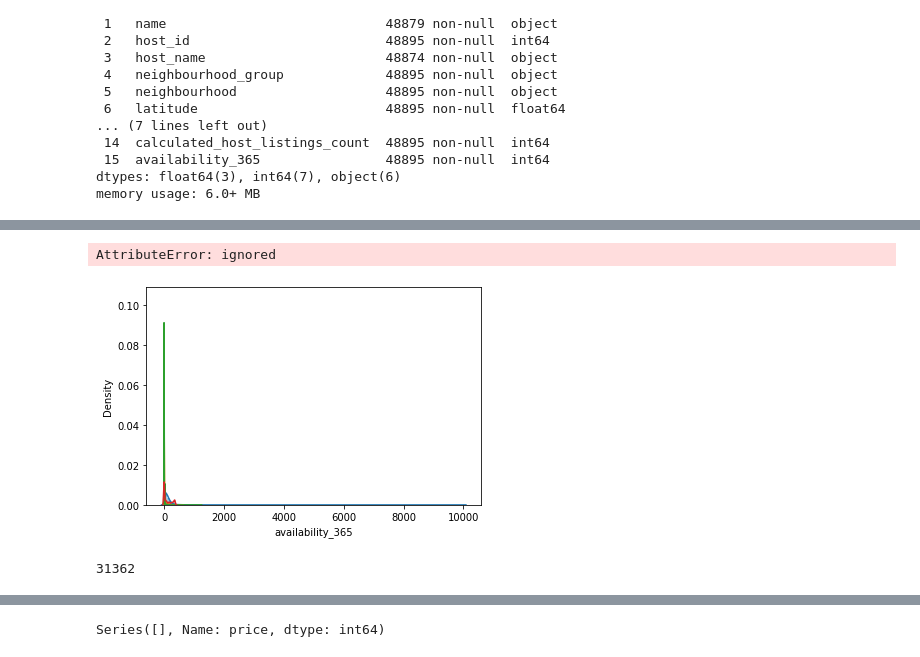
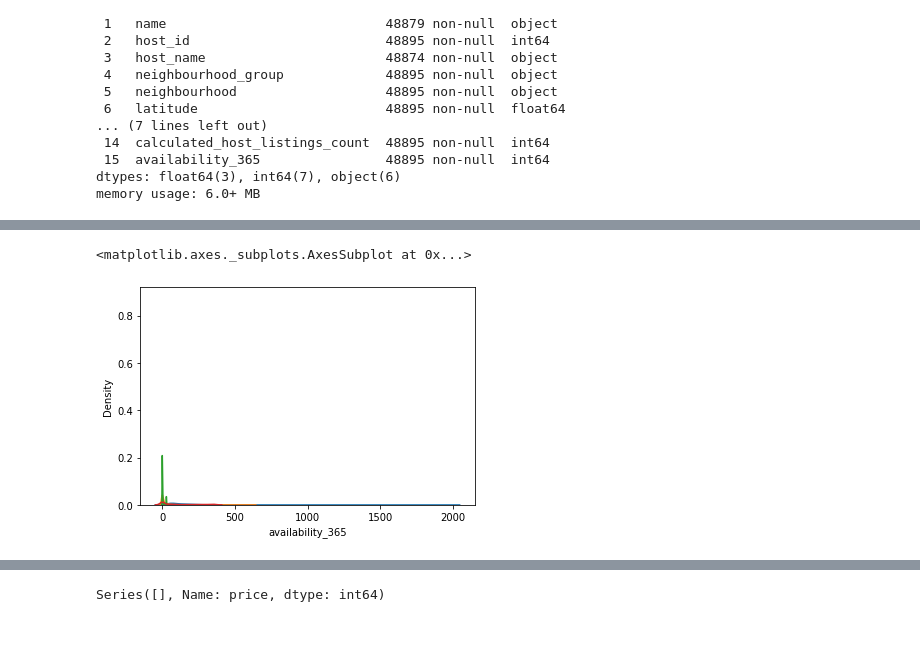
Before and after one commit to KChittaranjan/airbnb-data-analysis, a Jupyter notebook: AirBnB_Capstone_Project_Chittaranjan.ipynb, the cells around one changed output, grey strips where cells are left out. Cells and saved outputs as stored; diff of their text form; code cells hidden in the pictures.

```diff
--- a/AirBnB_Capstone_Project_Chittaranjan.ipynb
+++ b/AirBnB_Capstone_Project_Chittaranjan.ipynb
@@ -161,0 +290,10 @@ df.head(2)
+# %%
+#matplotlib.style.use('ggplot')
+
+plt.rcParams['figure.figsize'] = (8,8)
+
+#plotting
+plt.pie(neighbourhood_df['percentage'], labels=neighbourhood_df['neighbourhood_group'],  explode=[0.05, 0.05,0.05,0.05,0.05], autopct='%1.1f%%', shadow=True)
+
+#labeling
+plt.title('Percentage of listings accross New York neighbourhoods')
@@ -161,0 +308,4 @@ df.head(2)
+# %%
+plt.rcParams['figure.figsize'] = (10, 5)
+plt.pie(neighbourhood_df['percentage'], labels = neighbourhood_df['neighbourhood_group'])
+plt.show()
@@ -174,2 +341,2 @@ So no these are not aggregated and we will remove the outliers
 # %%
-df = df[(df['minimum_nights'] < df['minimum_nights'].quantile(0.75)) & (df['minimum_nights'] > df['minimum_nights'].quantile(0.25))]
+df[(df['minimum_nights'] > df['minimum_nights'].quantile(0.95))]['minimum_nights'].min()
@@ -176,3 +347,5 @@ df = df[(df['minimum_nights'] < df['minimum_nights'].quantile(0.75)) & (df['mini
+# %%
+df = df[df['minimum_nights'] <= 31]
 # %%
 df.info()
 # %% [output]
@@ -208,13 +539,8 @@ df['availability_365'].plot.hist(bins=100)
 # %%
 sns.distplot(df['price'], hist=True,bins=100)
 sns.distplot(df['number_of_reviews'], hist=True,bins=100)
 sns.distplot(df['minimum_nights'], hist=True,bins=100)
 sns.distplot(df['availability_365'], hist=True,bins=100)
-sns.subplots(False)
 # %% [output]
-AttributeError: ignored
+<matplotlib.axes._subplots.AxesSubplot at 0x...>
-[figure, old version]
+[figure, new version]
-# %%
-5207+26155
-# %% [output]
-31362
```
Also changed, not shown: parts of 103 cells of this notebook.
